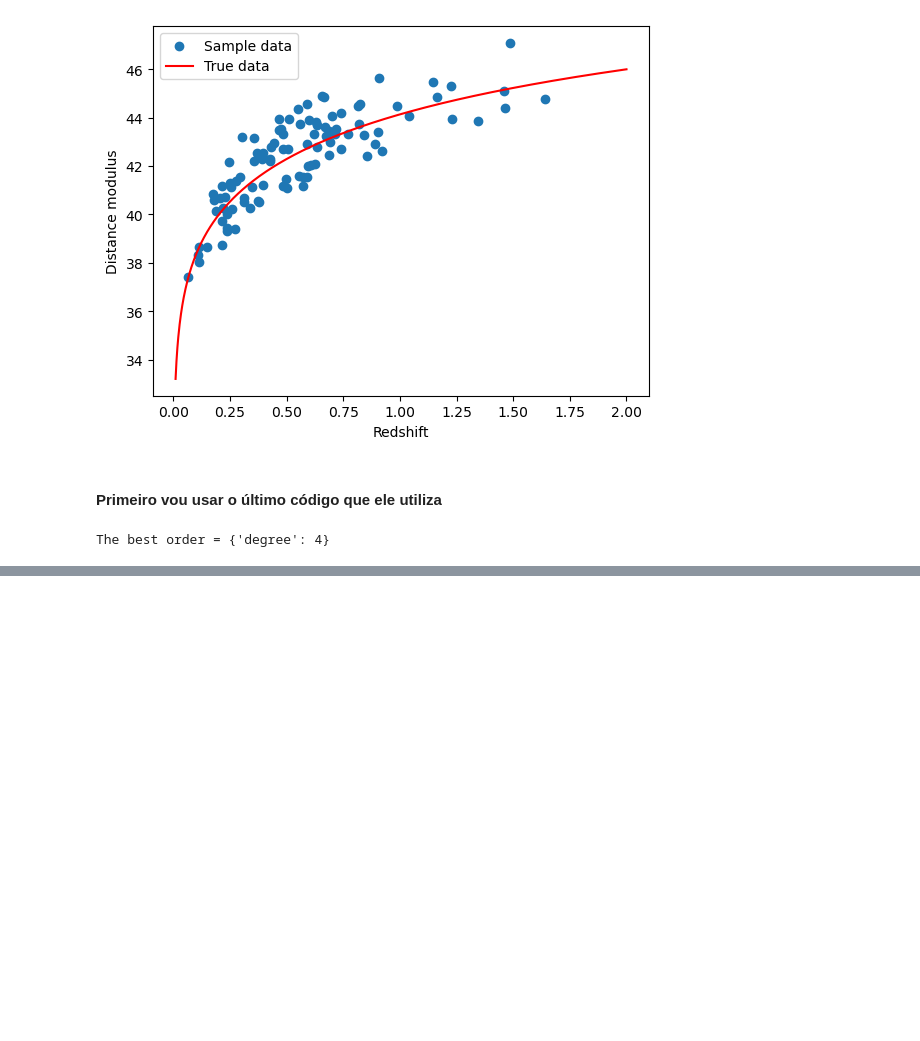
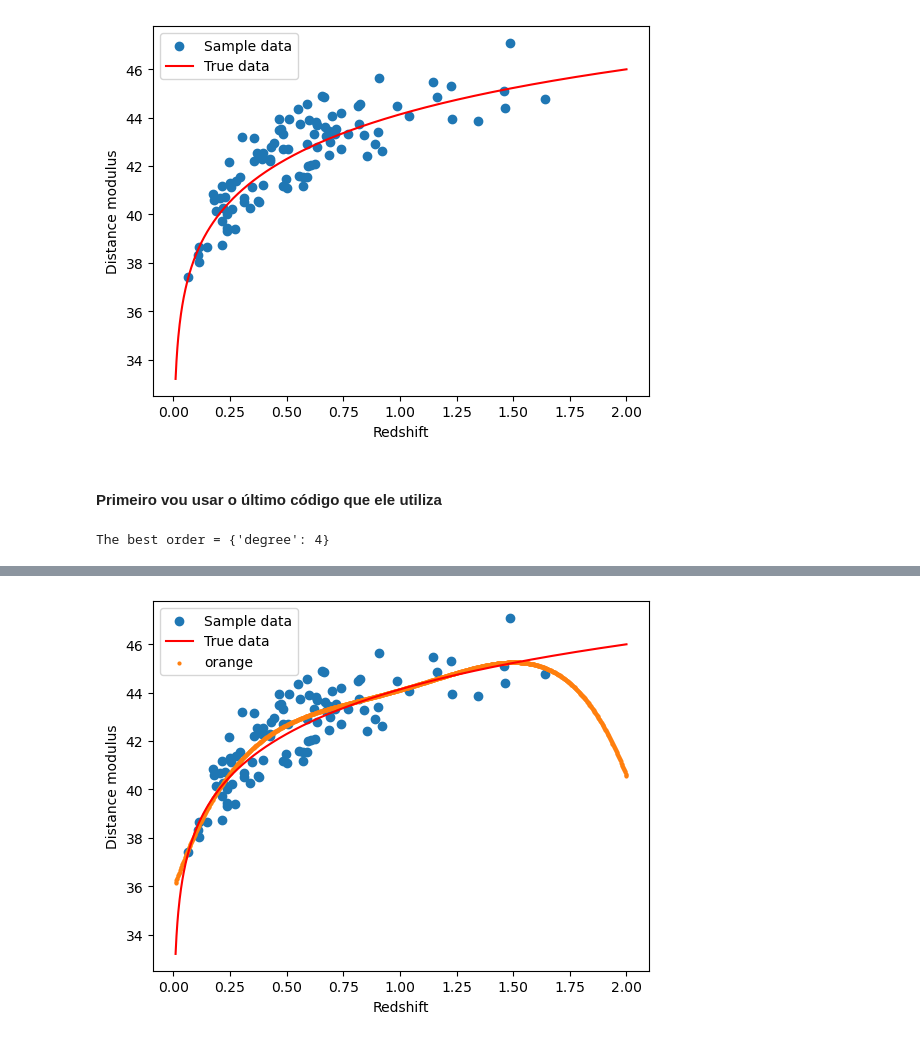
Before and after one commit to pedrobranco1999/MLD2025, a Jupyter notebook: Notebooks/MLD2025-01b-Deciding when good is good enough.ipynb, the cells around one changed output, grey strips where cells are left out. Cells and saved outputs as stored; diff of their text form; code cells hidden in the pictures; blank space fills up the shorter version.

```diff
--- a/Notebooks/MLD2025-01b-Deciding when good is good enough.ipynb
+++ b/Notebooks/MLD2025-01b-Deciding when good is good enough.ipynb
@@ -579,0 +630,10 @@ array([ 9.21260911e-01,  4.30802480e+01,  3.32426390e-01, -1.80149738e-01,
+# %%
+plt.scatter(z_sample, mu_sample,label="Sample data")
+plt.plot(z,mu_true,label="True data",color="red")
+plt.scatter(z,np.polyval(np.polyfit(z_sample,mu_sample,4),z),s=4,label="orange")
+plt.xlabel('Redshift')
+plt.ylabel('Distance modulus')
+plt.legend()
+plt.show()
+# %% [output]
+[figure, added]
```
Also changed, not shown: parts of 25 cells of this notebook, 4 other files.
